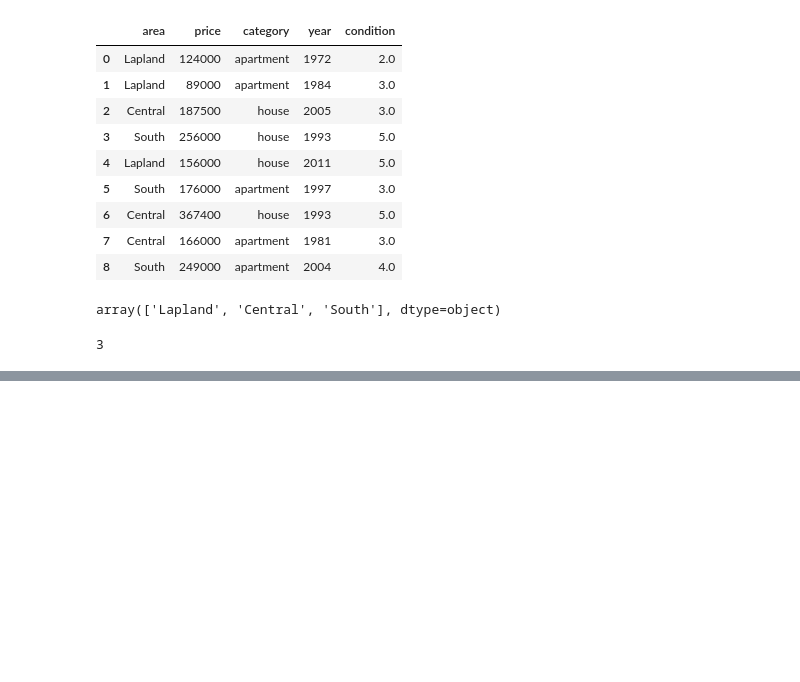
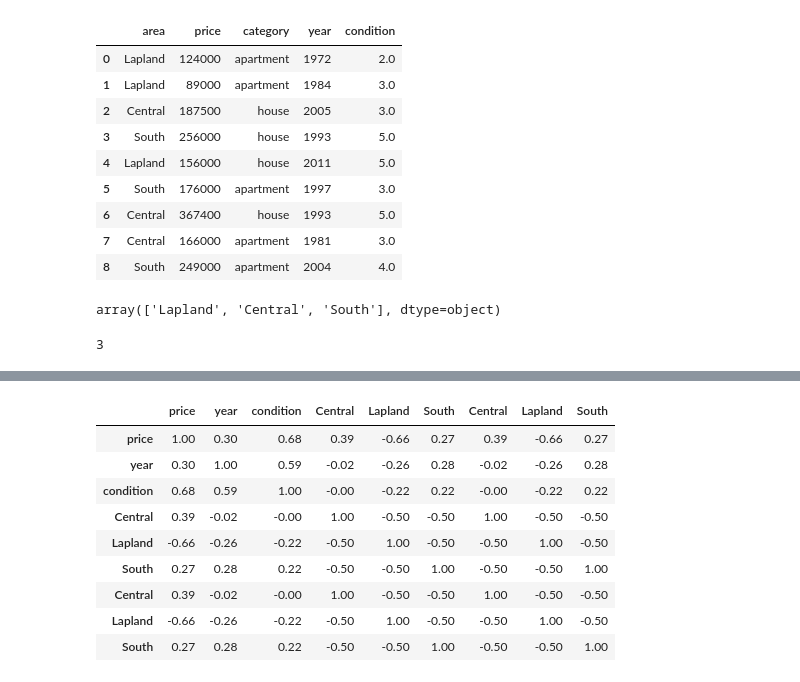
Before and after one commit to jtsillan/DataAnalytics, a Jupyter notebook: lectures/pandas4.ipynb, the cells around one changed output, grey strips where cells are left out. Cells and saved outputs as stored; diff of their text form; code cells hidden in the pictures; blank space fills up the shorter version.

```diff
--- a/lectures/pandas4.ipynb
+++ b/lectures/pandas4.ipynb
@@ -123,0 +155,9 @@ df['area'].nunique()
+# %%
+# Nominal: get dummies from area column, use interger (default boolean)
+# Works only for low variable size
+dummies = pd.get_dummies(df['area'], dtype=int)
+# Combine dummies to data frame
+df = pd.concat([df, dummies], axis=1)
+
+# Could drop duplicate columns
+# df = df.drop('area', axis=1)
@@ -123,0 +177,17 @@ df['area'].nunique()
+# %%
+# Change scientific notation to decimal
+pd.set_option('display.float_format', lambda x: '%.2f' % x)
+# %%
+# Correlation with new categories
+df.corr(numeric_only=True)
+# %% [output]
+|  | price | year | condition | Central | Lapland | South | Central | Lapland | South |
+| price | 1.00 | 0.30 | 0.68 | 0.39 | -0.66 | 0.27 | 0.39 | -0.66 | 0.27 |
+| year | 0.30 | 1.00 | 0.59 | -0.02 | -0.26 | 0.28 | -0.02 | -0.26 | 0.28 |
+| condition | 0.68 | 0.59 | 1.00 | -0.00 | -0.22 | 0.22 | -0.00 | -0.22 | 0.22 |
+| Central | 0.39 | -0.02 | -0.00 | 1.00 | -0.50 | -0.50 | 1.00 | -0.50 | -0.50 |
+| Lapland | -0.66 | -0.26 | -0.22 | -0.50 | 1.00 | -0.50 | -0.50 | 1.00 | -0.50 |
+| South | 0.27 | 0.28 | 0.22 | -0.50 | -0.50 | 1.00 | -0.50 | -0.50 | 1.00 |
+| Central | 0.39 | -0.02 | -0.00 | 1.00 | -0.50 | -0.50 | 1.00 | -0.50 | -0.50 |
+| Lapland | -0.66 | -0.26 | -0.22 | -0.50 | 1.00 | -0.50 | -0.50 | 1.00 | -0.50 |
+| South | 0.27 | 0.28 | 0.22 | -0.50 | -0.50 | 1.00 | -0.50 | -0.50 | 1.00 |
```
Also changed, not shown: parts of 5 cells of this notebook, 4 other files.
